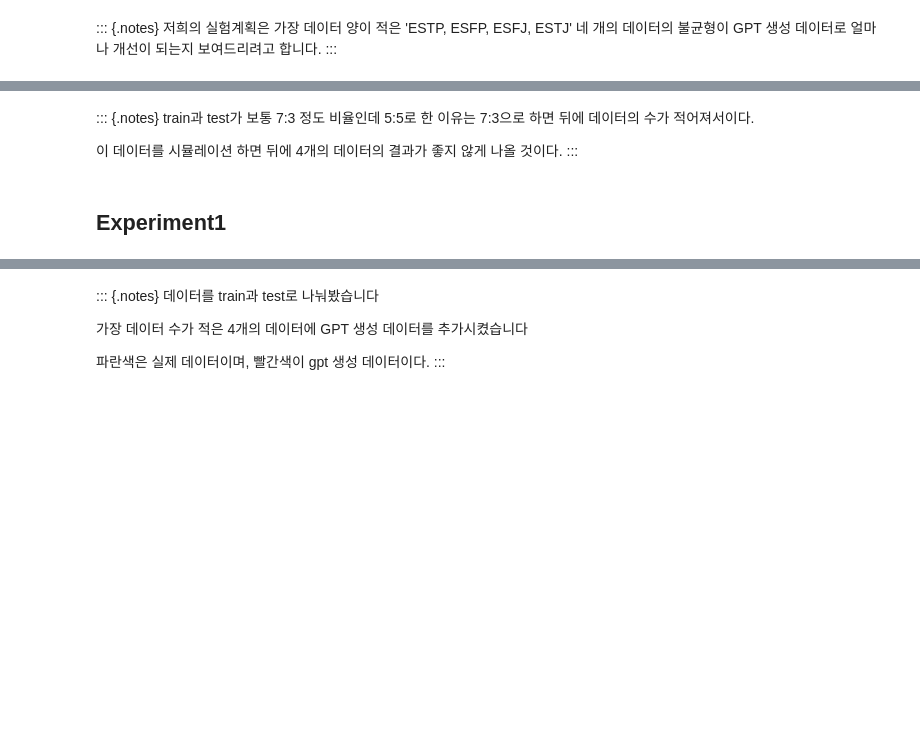
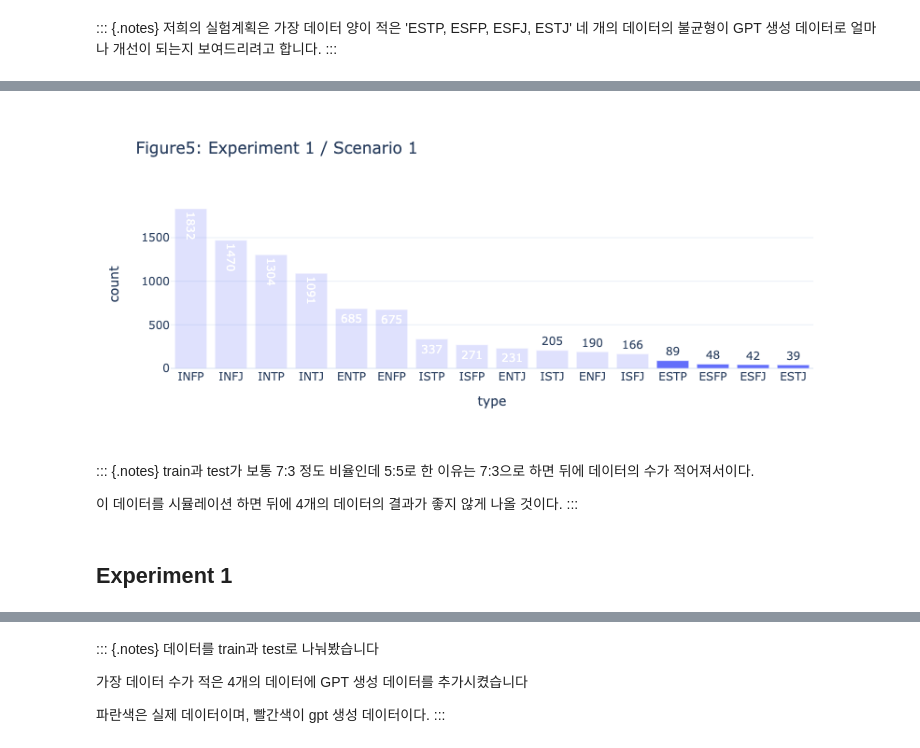
Before and after one commit to simjaein/1227, a Jupyter notebook: jaein.ipynb, the cells around one changed output, grey strips where cells are left out. Saved outputs shown, nothing was run; the diff lists cells and outputs as text; code cells hidden in the pictures; blank space fills up the shorter version.

```diff
--- a/jaein.ipynb
+++ b/jaein.ipynb
@@ -460,3 +461,4 @@ figs['실험셋업시각화_실험1실험계획']
 # %%
-figs['실험셋업시각화_실험1시나리오1']
+figs['실험셋업시각화_실험1실험계획'].layout['title']['text']='Figure5: Experiment 1 / Scenario 1 '
+figs['실험셋업시각화_실험1실험계획'].show(width=750)
 # %% [output]
@@ -464,3 +465,4 @@ figs['실험셋업시각화_실험1시나리오1']
+[figure, added]
 # %% [markdown]
 ::: {.notes}
 train과 test가 보통 7:3 정도 비율인데 5:5로 한 이유는 7:3으로 하면 뒤에 데이터의 수가 적어져서이다.
@@ -468,5 +470,5 @@ train과 test가 보통 7:3 정도 비율인데 5:5로 한 이유는 7:3으로
 이 데이터를 시뮬레이션 하면 뒤에 4개의 데이터의 결과가 좋지 않게 나올 것이다.
 :::
 # %% [markdown]
-## Experiment1
+## Experiment 1
 # %%
```
Also changed, not shown: parts of 24 cells of this notebook.
